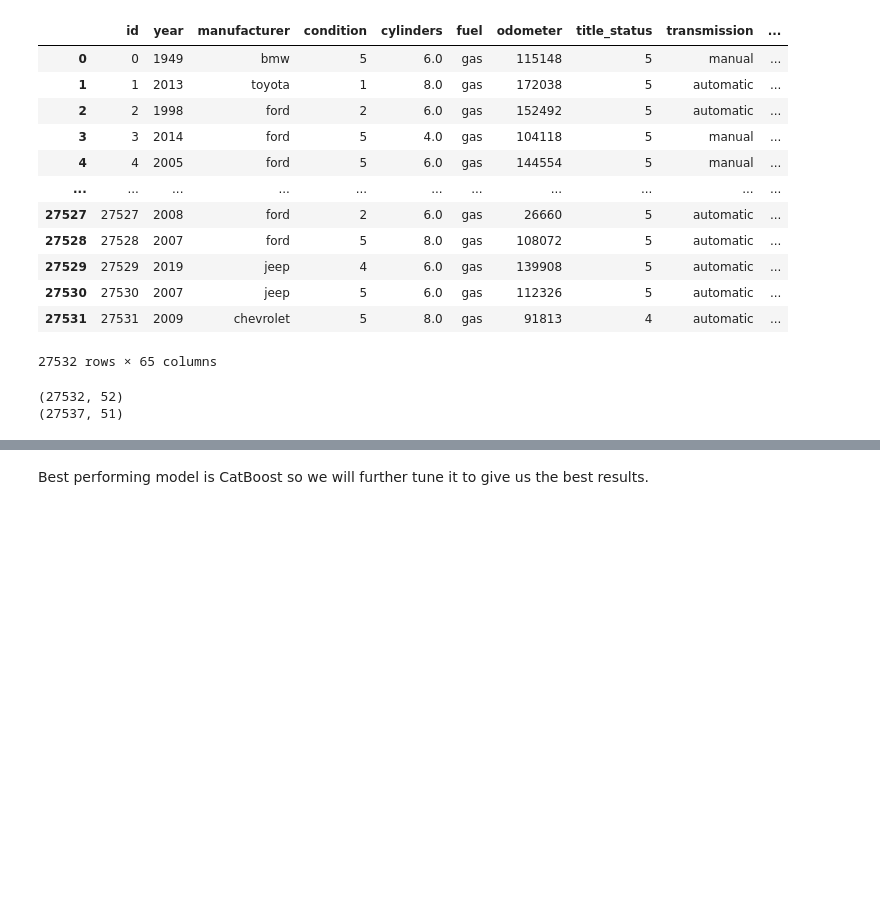
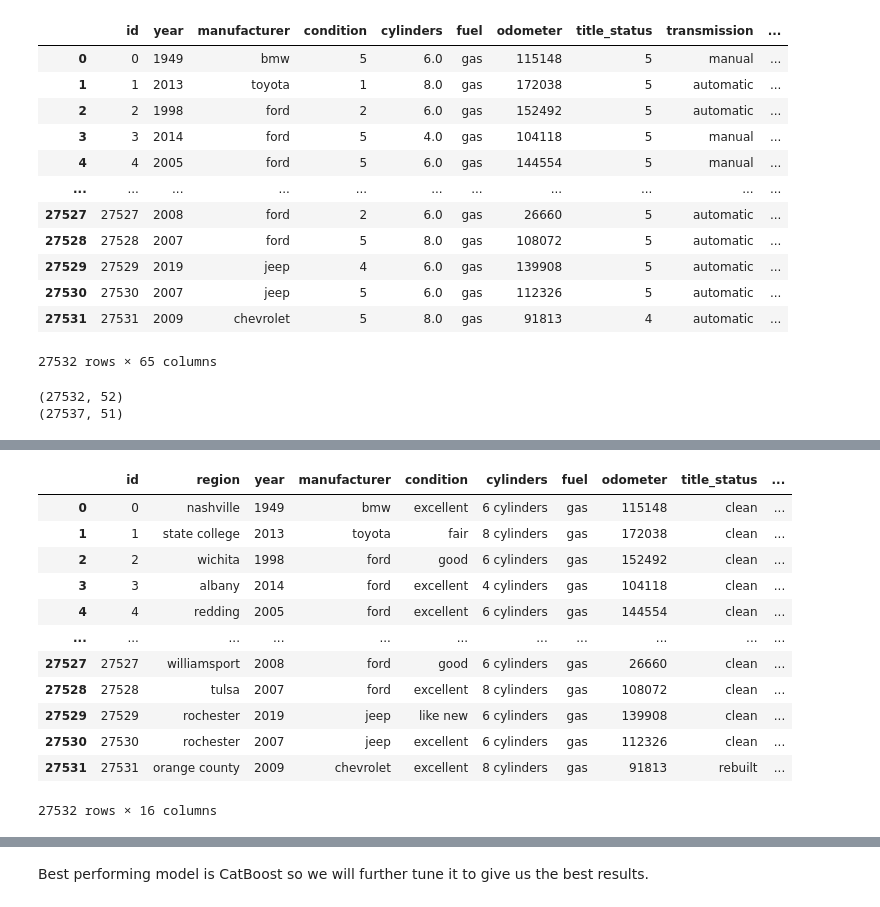
Before and after one commit to tushar-mahalya/Signate-Career-Up-2023, a Jupyter notebook: signate_careerUp_2023.ipynb, the cells around one changed output, grey strips where cells are left out. Drawn from its saved outputs; the diff is of its cells as text; code cells hidden in the pictures; blank space fills up the shorter version.

```diff
--- a/signate_careerUp_2023.ipynb
+++ b/signate_careerUp_2023.ipynb
@@ -390,0 +382,16 @@ Successfully installed catboost-1.2
+# %%
+train
+# %% [output]
+|  | id | region | year | manufacturer | condition | cylinders | fuel | odometer | title_status | ... |
+| 0 | 0 | nashville | 1949 | bmw | excellent | 6 cylinders | gas | 115148 | clean | ... |
+| 1 | 1 | state college | 2013 | toyota | fair | 8 cylinders | gas | 172038 | clean | ... |
+| 2 | 2 | wichita | 1998 | ford | good | 6 cylinders | gas | 152492 | clean | ... |
+| 3 | 3 | albany | 2014 | ford | excellent | 4 cylinders | gas | 104118 | clean | ... |
+| 4 | 4 | redding | 2005 | ford | excellent | 6 cylinders | gas | 144554 | clean | ... |
+| ... | ... | ... | ... | ... | ... | ... | ... | ... | ... | ... |
+| 27527 | 27527 | williamsport | 2008 | ford | good | 6 cylinders | gas | 26660 | clean | ... |
+| 27528 | 27528 | tulsa | 2007 | ford | excellent | 8 cylinders | gas | 108072 | clean | ... |
+| 27529 | 27529 | rochester | 2019 | jeep | like new | 6 cylinders | gas | 139908 | clean | ... |
+| 27530 | 27530 | rochester | 2007 | jeep | excellent | 6 cylinders | gas | 112326 | clean | ... |
+| 27531 | 27531 | orange county | 2009 | chevrolet | excellent | 8 cylinders | gas | 91813 | rebuilt | ... |
+27532 rows × 16 columns
```
Also changed, not shown: parts of 29 cells of this notebook, 1 other file.
